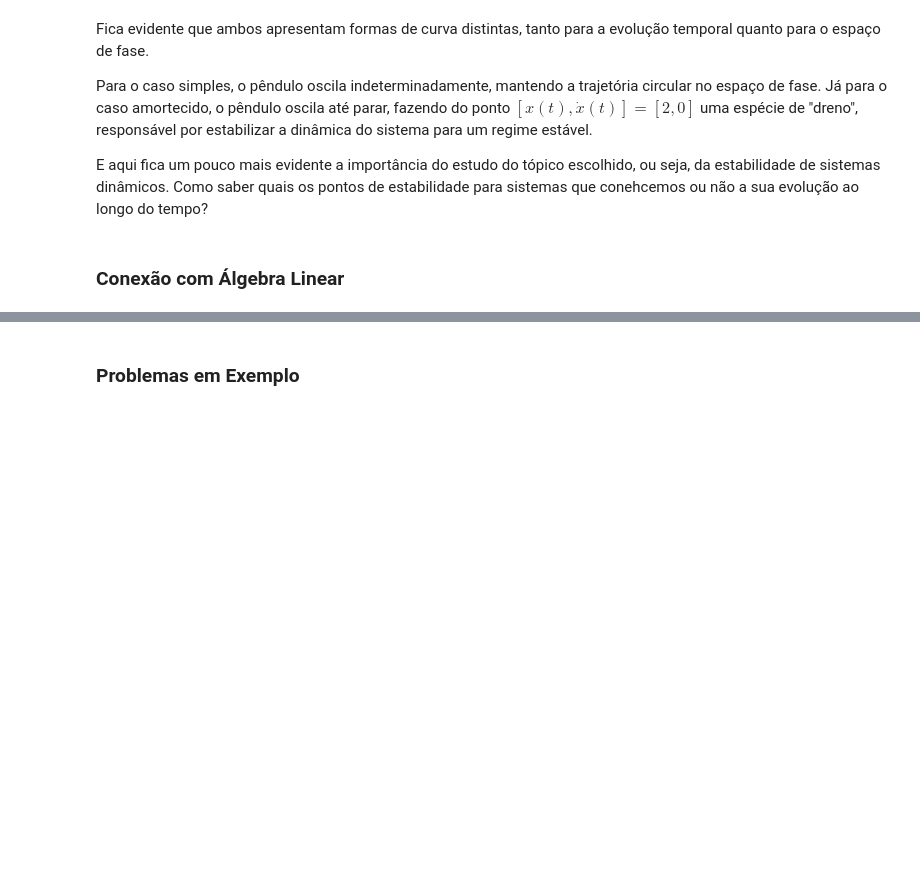
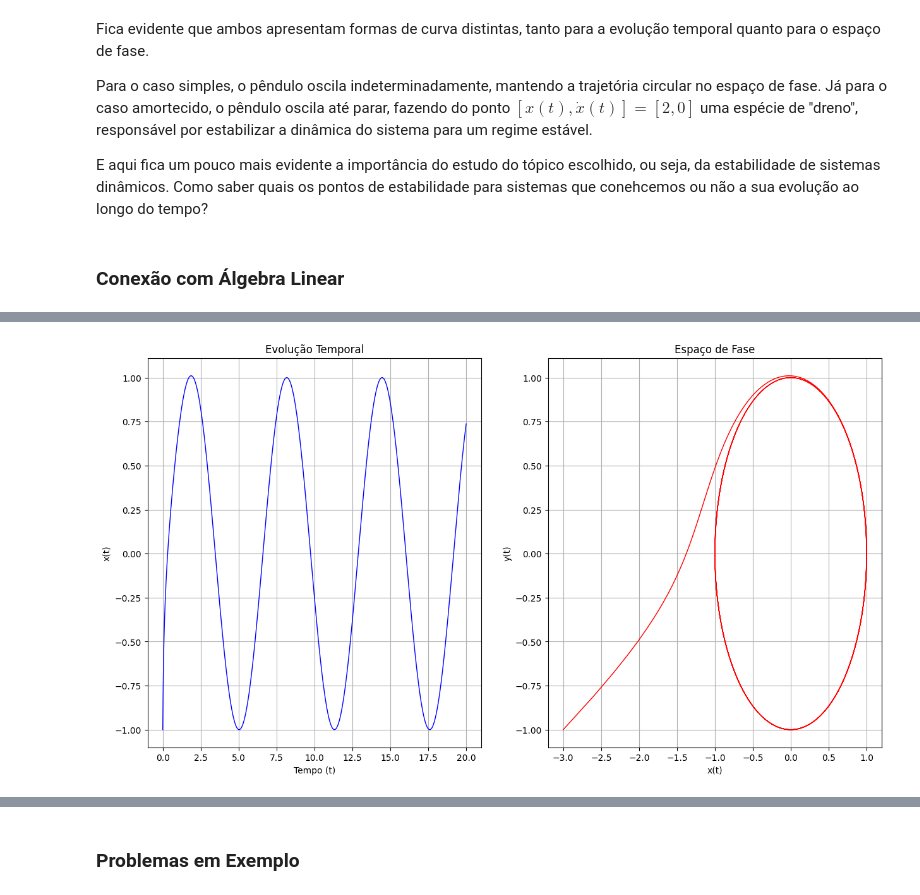
Before and after one commit to jorgesalhani/LinearAlgebraApplications, a Jupyter notebook: TrabalhoFinal/TF.ipynb, the cells around one changed output, grey strips where cells are left out. Cells and saved outputs as stored; diff of their text form; code cells hidden in the pictures; blank space fills up the shorter version.

```diff
--- a/TrabalhoFinal/TF.ipynb
+++ b/TrabalhoFinal/TF.ipynb
@@ -149,0 +185,43 @@ E aqui fica um pouco mais evidente a importância do estudo do tópico escolhido
+# %%
+def Exemplo1(X, t=0):
+    x = X[0]
+    y = X[1]
+
+    dxdt = y + x - x * (x**2 + y**2)
+    dydt = -x + y - y * (x**2 + y**2)
+
+    return [dxdt, dydt]
+
+def Exemplo2(X, t=0):
+    x = X[0]
+    y = X[1]
+
+    dxdt = 2*x - x**2 - x*y
+    dydt = - y + x*y
+
+    return [dxdt, dydt]
+# %%
+t = np.linspace(0, 20,  1000)
+
+EX1 = odeint(Exemplo1, [-3,-1], t)
+
+x = EX1[:,0]
+y = EX1[:,1]
+
+fig, ax = plt.subplots(1,2, figsize=(15,8))
+
+ax[0].plot(t,y,'b-',linewidth=1)
+ax[0].set_title("Evolução Temporal")
+ax[0].set_xlabel('Tempo (t)')
+ax[0].set_ylabel('x(t)')
+ax[0].grid(True)
+
+ax[1].plot(x,y,'r-',linewidth=1)
+ax[1].set_title("Espaço de Fase")
+ax[1].set_xlabel('x(t)')
+ax[1].set_ylabel('y(t)')
+ax[1].grid(True)
+
+plt.show()
+# %% [output]
+[figure, added]
```
Also changed, not shown: parts of 7 cells of this notebook.
